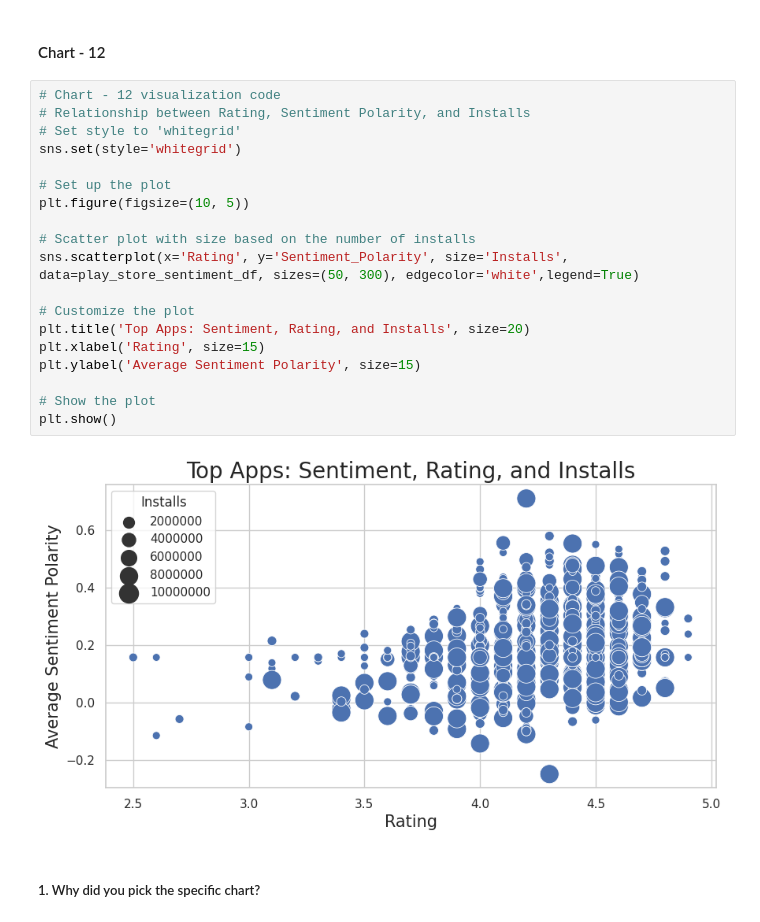
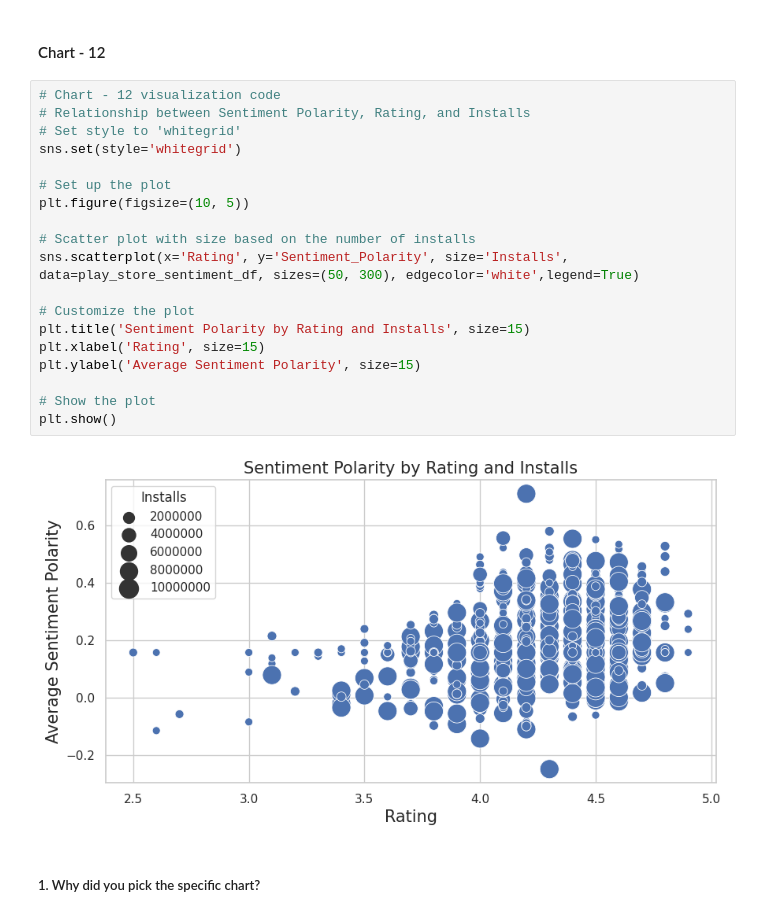
Before and after one commit to rohitpaul09/Play-Store-App-Review-Analysis, a Jupyter notebook: Play_Store_App_Review_Analysis.ipynb, the cells around one changed output. Saved outputs shown, nothing was run; the diff lists cells and outputs as text.

```diff
--- a/Play_Store_App_Review_Analysis.ipynb
+++ b/Play_Store_App_Review_Analysis.ipynb
@@ -1320,25 +1318,25 @@ Are there any insights that lead to negative growth? Justify with specific reaso
 #### Chart - 12
 # %%
 # Chart - 12 visualization code
-# Relationship between Rating, Sentiment Polarity, and Installs
+# Relationship between Sentiment Polarity, Rating, and Installs
 # Set style to 'whitegrid'
 sns.set(style='whitegrid')
 
 # Set up the plot
 plt.figure(figsize=(10, 5))
 
 # Scatter plot with size based on the number of installs
 sns.scatterplot(x='Rating', y='Sentiment_Polarity', size='Installs', data=play_store_sentiment_df, sizes=(50, 300), edgecolor='white',legend=True)
 
 # Customize the plot
-plt.title('Top Apps: Sentiment, Rating, and Installs', size=20)
+plt.title('Sentiment Polarity by Rating and Installs', size=15)
 plt.xlabel('Rating', size=15)
 plt.ylabel('Average Sentiment Polarity', size=15)
 
 # Show the plot
 plt.show()
 # %% [output]
-[figure, old version]
+[figure, new version]
 # %% [markdown]
 ##### 1. Why did you pick the specific chart?
 # %% [markdown]
```
Also changed, not shown: parts of 2 cells of this notebook.
